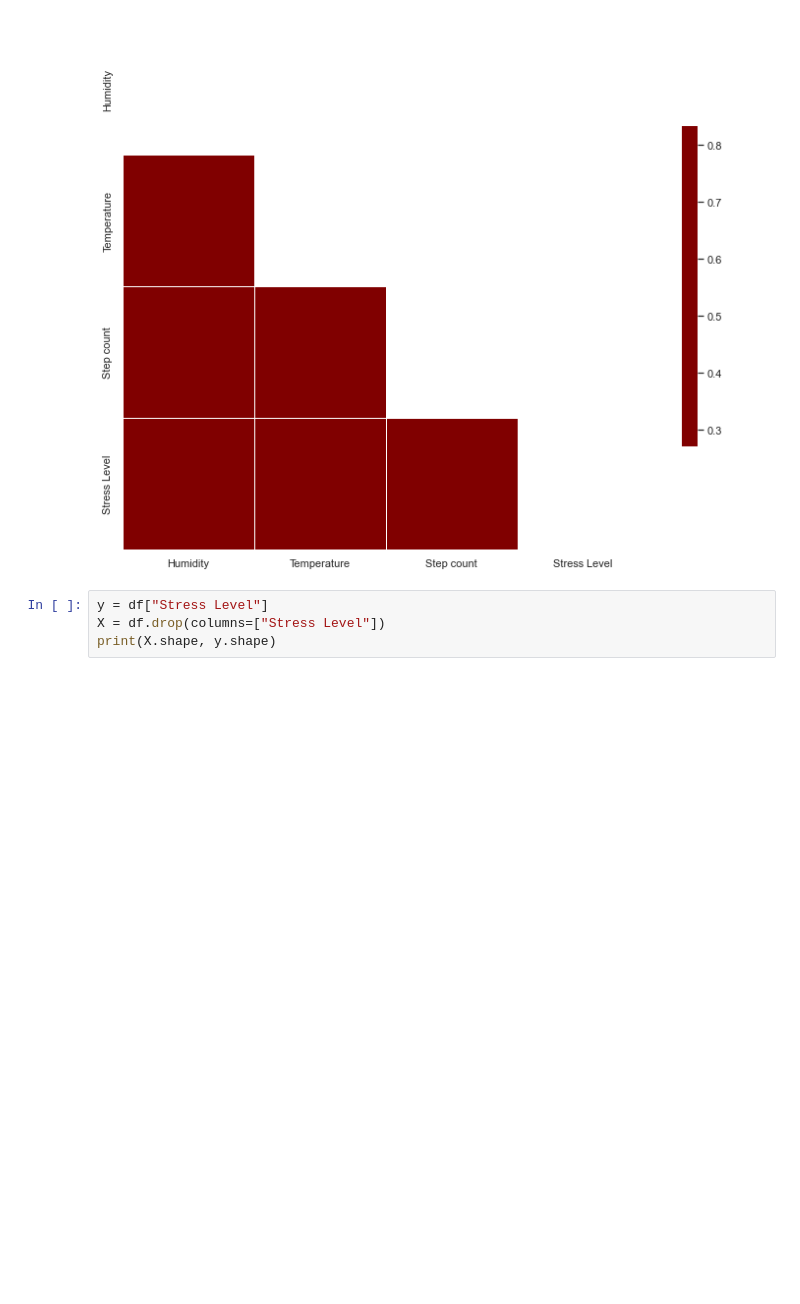
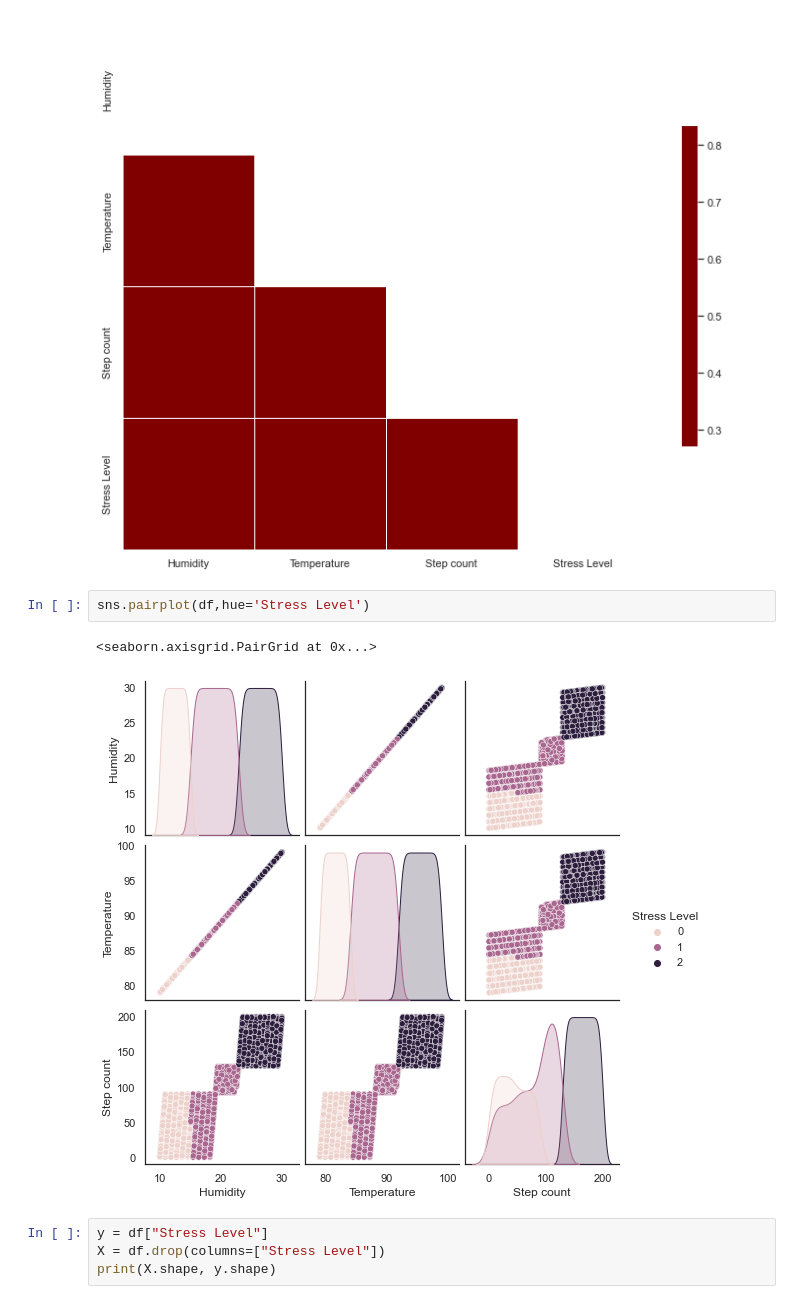
Before and after one commit to RealDreammaker/Machine-Learning-Health-App, a Jupyter notebook: HealthApp/notebooks/stress_predicton_final.ipynb, the cells around one changed output. Cells and saved outputs as stored; diff of their text form; blank space fills up the shorter version.

```diff
--- a/HealthApp/notebooks/stress_predicton_final.ipynb
+++ b/HealthApp/notebooks/stress_predicton_final.ipynb
@@ -76,6 +76,11 @@ sns.heatmap(corr, mask=mask, cmap="jet", vmax=.3, center=0, square=True, linewid
 # %% [output]
 <AxesSubplot:>
 [figure]
+# %%
+sns.pairplot(df,hue='Stress Level')
+# %% [output]
+<seaborn.axisgrid.PairGrid at 0x...>
+[figure, added]
 # %%
 y = df["Stress Level"]
 X = df.drop(columns=["Stress Level"])
```
Also changed, not shown: parts of 6 cells of this notebook.
